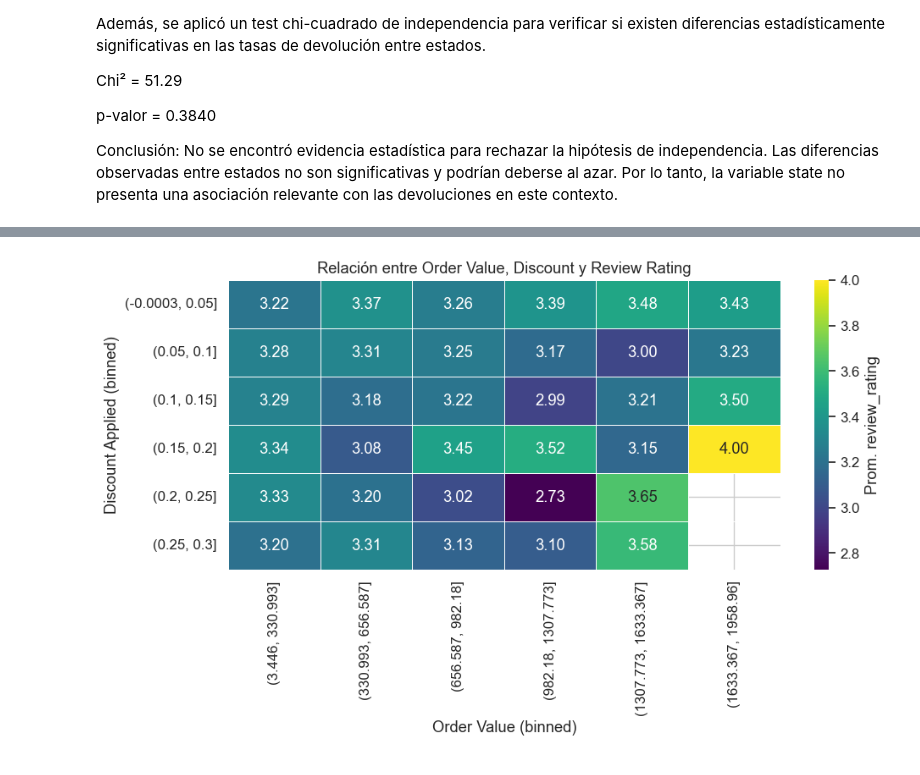
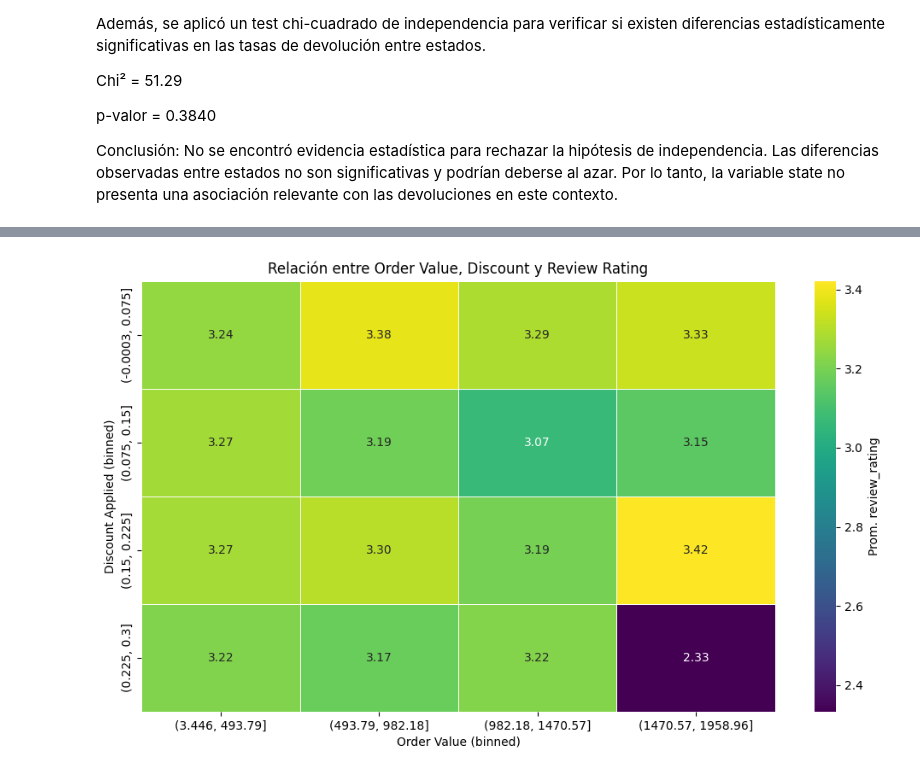
Before and after one commit to rgriveros/data-science-proyecto, a Jupyter notebook: notebooks/ProyectoParteIII_RiverosLobos.ipynb, the cells around one changed output, grey strips where cells are left out. Drawn from its saved outputs; the diff is of its cells as text; code cells hidden in the pictures.

```diff
--- a/notebooks/ProyectoParteIII_RiverosLobos.ipynb
+++ b/notebooks/ProyectoParteIII_RiverosLobos.ipynb
@@ -579,23 +590,23 @@ A continuación, se realiza una primera visualización que examina la relación
 # %%
 # Binning de variables continuas
-df['discount_bin'] = pd.cut(df['discount_applied'], bins=6)
-df['order_value_bin'] = pd.cut(df['order_value'], bins=6)
+df['discount_bin'] = pd.cut(df['discount_applied'], bins=4)
+df['order_value_bin'] = pd.cut(df['order_value'], bins=4)
 
 # Tabla pivote: promedio de review_rating
 pivot = df.pivot_table(
     index='discount_bin',
     columns='order_value_bin',
     values='review_rating',
     aggfunc='mean'
 )
 
 # Heatmap
 plt.figure(figsize=(10, 6))
 sns.heatmap(pivot, annot=True, cmap='viridis', fmt=".2f", linewidths=.5, cbar_kws={'label': 'Prom. review_rating'})
 plt.title('Relación entre Order Value, Discount y Review Rating')
 plt.xlabel('Order Value (binned)')
 plt.ylabel('Discount Applied (binned)')
 plt.tight_layout()
 plt.show()
 # %% [output]
-[figure, old version]
+[figure, new version]
```
Also changed, not shown: parts of 24 cells of this notebook.
